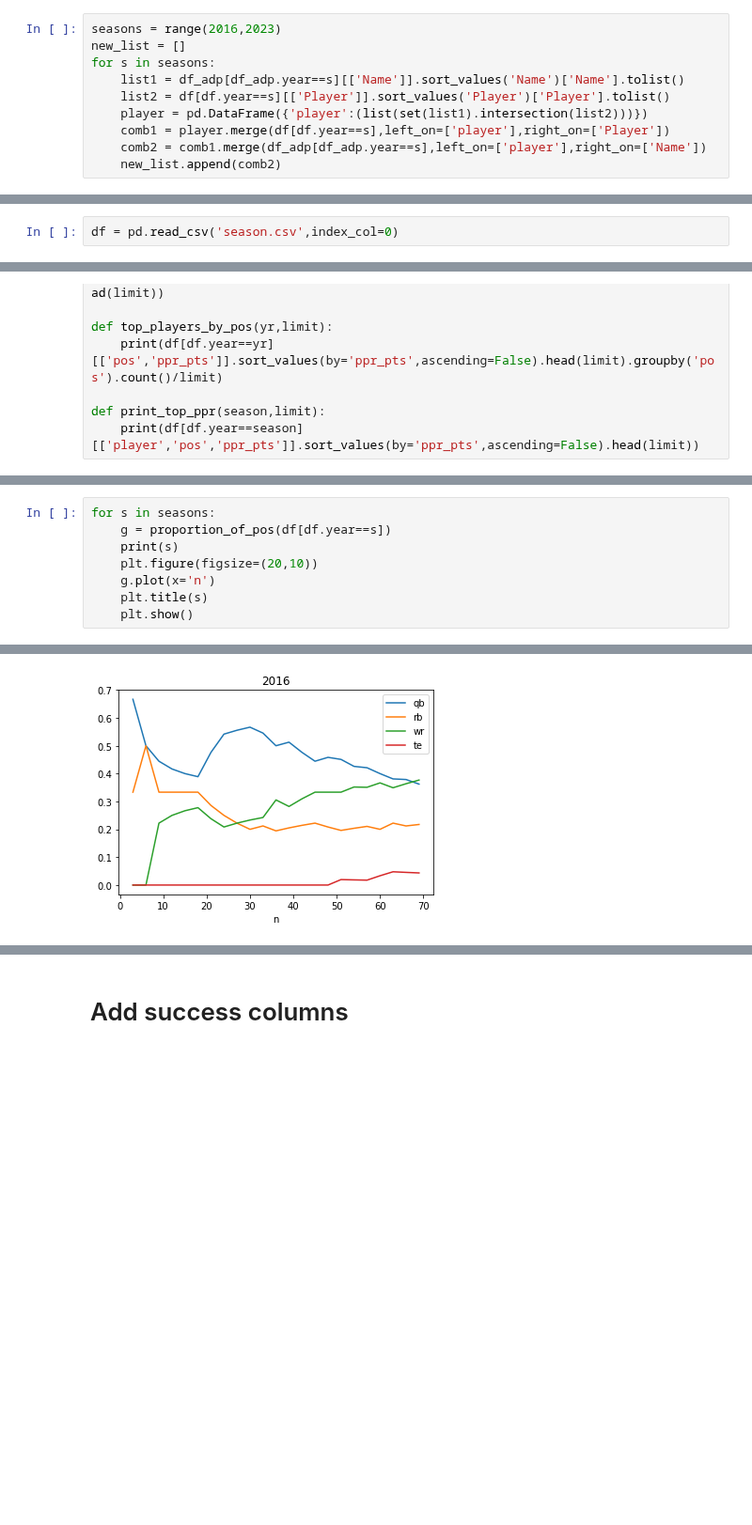
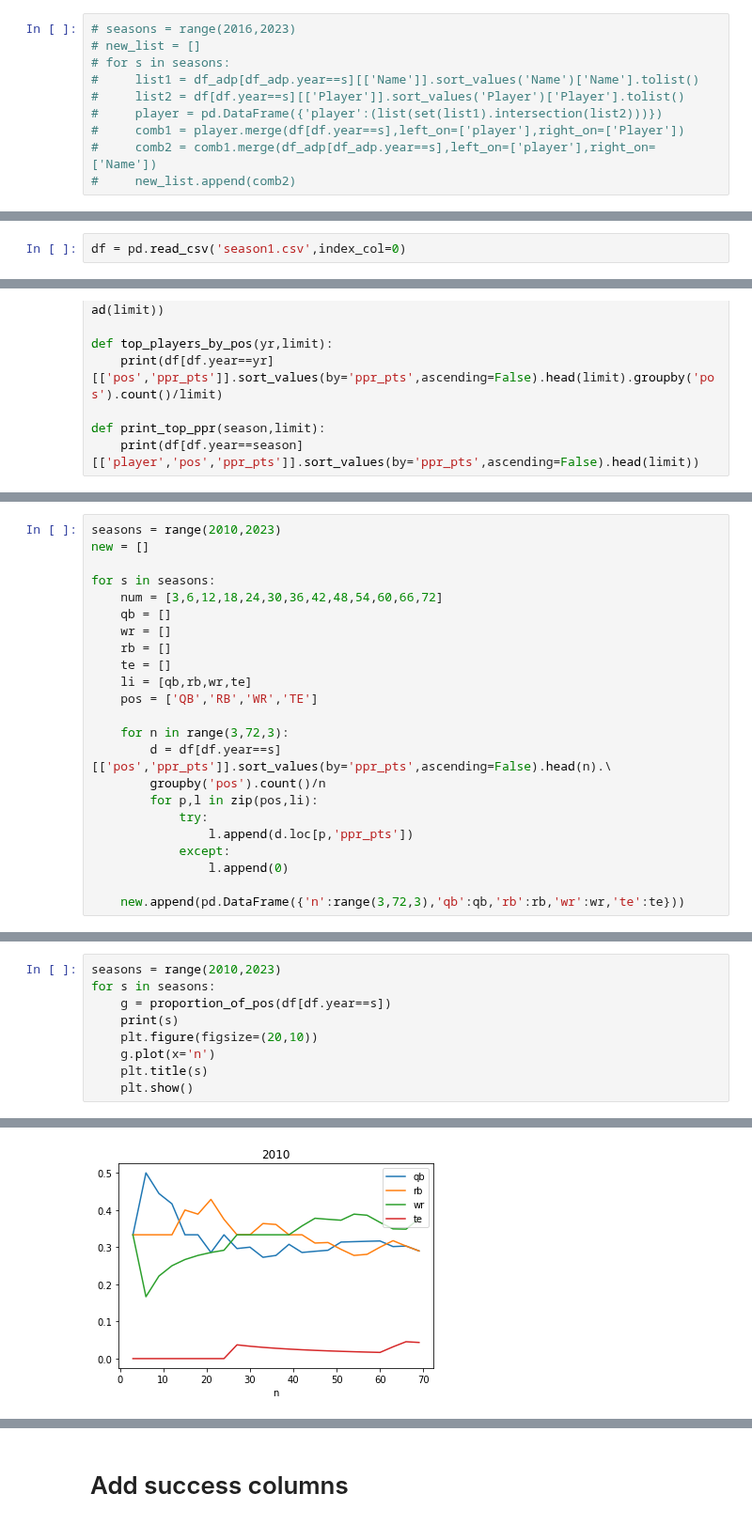
Before and after one commit to ffb-optimal-draft/ffb-draft-strategy, a Jupyter notebook: rm_scratch.ipynb, the cells around one changed output, grey strips where cells are left out. Shown at 94% size. Saved outputs shown, nothing was run; the diff lists cells and outputs as text; blank space fills up the shorter version.

```diff
--- a/rm_scratch.ipynb
+++ b/rm_scratch.ipynb
@@ -70,11 +34,11 @@ df.Player = df.Player.str.replace('*','').str.replace('+','').str.strip()
 # %%
-seasons = range(2016,2023)
-new_list = []
-for s in seasons:
-    list1 = df_adp[df_adp.year==s][['Name']].sort_values('Name')['Name'].tolist()
-    list2 = df[df.year==s][['Player']].sort_values('Player')['Player'].tolist()
-    player = pd.DataFrame({'player':(list(set(list1).intersection(list2)))})
-    comb1 = player.merge(df[df.year==s],left_on=['player'],right_on=['Player'])
-    comb2 = comb1.merge(df_adp[df_adp.year==s],left_on=['player'],right_on=['Name'])
-    new_list.append(comb2)
+# seasons = range(2016,2023)
+# new_list = []
+# for s in seasons:
+#     list1 = df_adp[df_adp.year==s][['Name']].sort_values('Name')['Name'].tolist()
+#     list2 = df[df.year==s][['Player']].sort_values('Player')['Player'].tolist()
+#     player = pd.DataFrame({'player':(list(set(list1).intersection(list2)))})
+#     comb1 = player.merge(df[df.year==s],left_on=['player'],right_on=['Player'])
+#     comb2 = comb1.merge(df_adp[df_adp.year==s],left_on=['player'],right_on=['Name'])
+#     new_list.append(comb2)
 # %%
@@ -120,7 +65,7 @@ df[(df.year==2016) & (df.pos=='RB')].sort_values('pos_rank')
 # %% [markdown]
 ### What percent of top x final ppr points by position each season and for all seasons
 # %%
-df = pd.read_csv('season.csv',index_col=0)
+df = pd.read_csv('season1.csv',index_col=0)
 # %%
 def print_pos(df,pos,year,limit):
     print(df[(df.year==year) & (df.pos==pos)][['player','pos','standard_pts','ppr_pts']].sort_values('ppr_pts',ascending=False).head(limit))
@@ -132,0 +149,23 @@ def print_top_ppr(season,limit):
+# %%
+seasons = range(2010,2023)
+new = []
+
+for s in seasons:
+    num = [3,6,12,18,24,30,36,42,48,54,60,66,72]
+    qb = []
+    wr = []
+    rb = []
+    te = []
+    li = [qb,rb,wr,te]
+    pos = ['QB','RB','WR','TE']
+
+    for n in range(3,72,3):
+        d = df[df.year==s][['pos','ppr_pts']].sort_values(by='ppr_pts',ascending=False).head(n).\
+        groupby('pos').count()/n
+        for p,l in zip(pos,li):
+            try:
+                l.append(d.loc[p,'ppr_pts'])
+            except:
+                l.append(0)
+
+    new.append(pd.DataFrame({'n':range(3,72,3),'qb':qb,'rb':rb,'wr':wr,'te':te}))
@@ -155,4 +374,5 @@ def proportion_of_pos(df):
 # %%
+seasons = range(2010,2023)
 for s in seasons:
     g = proportion_of_pos(df[df.year==s])
     print(s)
@@ -165,2 +385,2 @@ for s in seasons:
 <Figure size 1440x720 with 0 Axes>
-[figure, old version]
+[figure, new version]
```
Also changed, not shown: parts of 94 cells of this notebook, 7 other files.
